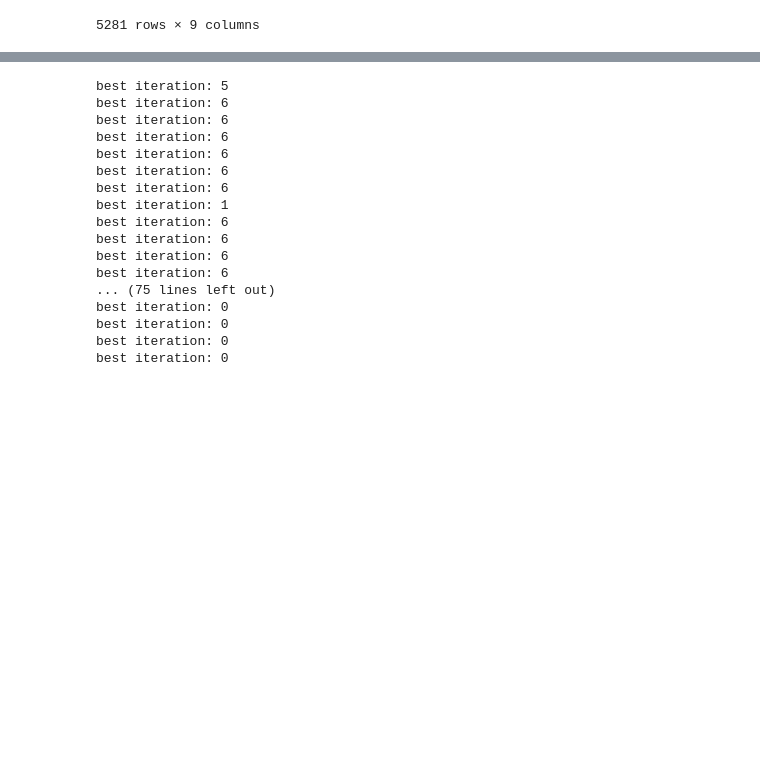
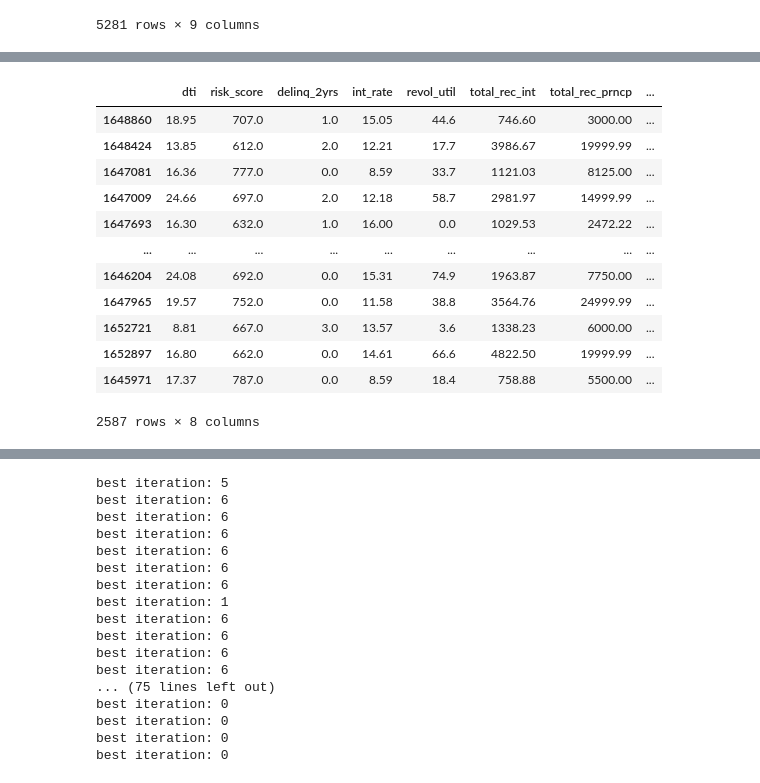
Before and after one commit to hiaac-finance/credit_pipeline, a Jupyter notebook: examples/Model_Pipeline_Functions_Pessoal_V22_LendigClub.ipynb, the cells around one changed output, grey strips where cells are left out. Drawn from its saved outputs; the diff is of its cells as text; code cells hidden in the pictures; blank space fills up the shorter version.

```diff
--- a/examples/Model_Pipeline_Functions_Pessoal_V22_LendigClub.ipynb
+++ b/examples/Model_Pipeline_Functions_Pessoal_V22_LendigClub.ipynb
@@ -310,0 +311,4 @@ print([i.mean() for i in [y_train, y_test, y_val]])
+# %%
+benchmark = tr.create_pipeline(X_train, y_train,
+                            LGBMClassifier(**params_dict['LightGBM_2']), do_EBE=True)
+benchmark.fit(X_train, y_train)
@@ -312,0 +350,16 @@ X_rej = df_r.copy()
+# %%
+benchmark[:-3].transform(X_train)
+# %% [output]
+|  | dti | risk_score | delinq_2yrs | int_rate | revol_util | total_rec_int | total_rec_prncp | ... |
+| 1648860 | 18.95 | 707.0 | 1.0 | 15.05 | 44.6 | 746.60 | 3000.00 | ... |
+| 1648424 | 13.85 | 612.0 | 2.0 | 12.21 | 17.7 | 3986.67 | 19999.99 | ... |
+| 1647081 | 16.36 | 777.0 | 0.0 | 8.59 | 33.7 | 1121.03 | 8125.00 | ... |
+| 1647009 | 24.66 | 697.0 | 2.0 | 12.18 | 58.7 | 2981.97 | 14999.99 | ... |
+| 1647693 | 16.30 | 632.0 | 1.0 | 16.00 | 0.0 | 1029.53 | 2472.22 | ... |
+| ... | ... | ... | ... | ... | ... | ... | ... | ... |
+| 1646204 | 24.08 | 692.0 | 0.0 | 15.31 | 74.9 | 1963.87 | 7750.00 | ... |
+| 1647965 | 19.57 | 752.0 | 0.0 | 11.58 | 38.8 | 3564.76 | 24999.99 | ... |
+| 1652721 | 8.81 | 667.0 | 3.0 | 13.57 | 3.6 | 1338.23 | 6000.00 | ... |
+| 1652897 | 16.80 | 662.0 | 0.0 | 14.61 | 66.6 | 4822.50 | 19999.99 | ... |
+| 1645971 | 17.37 | 787.0 | 0.0 | 8.59 | 18.4 | 758.88 | 5500.00 | ... |
+2587 rows × 8 columns
```
Also changed, not shown: parts of 13 cells of this notebook, 2 other files.
